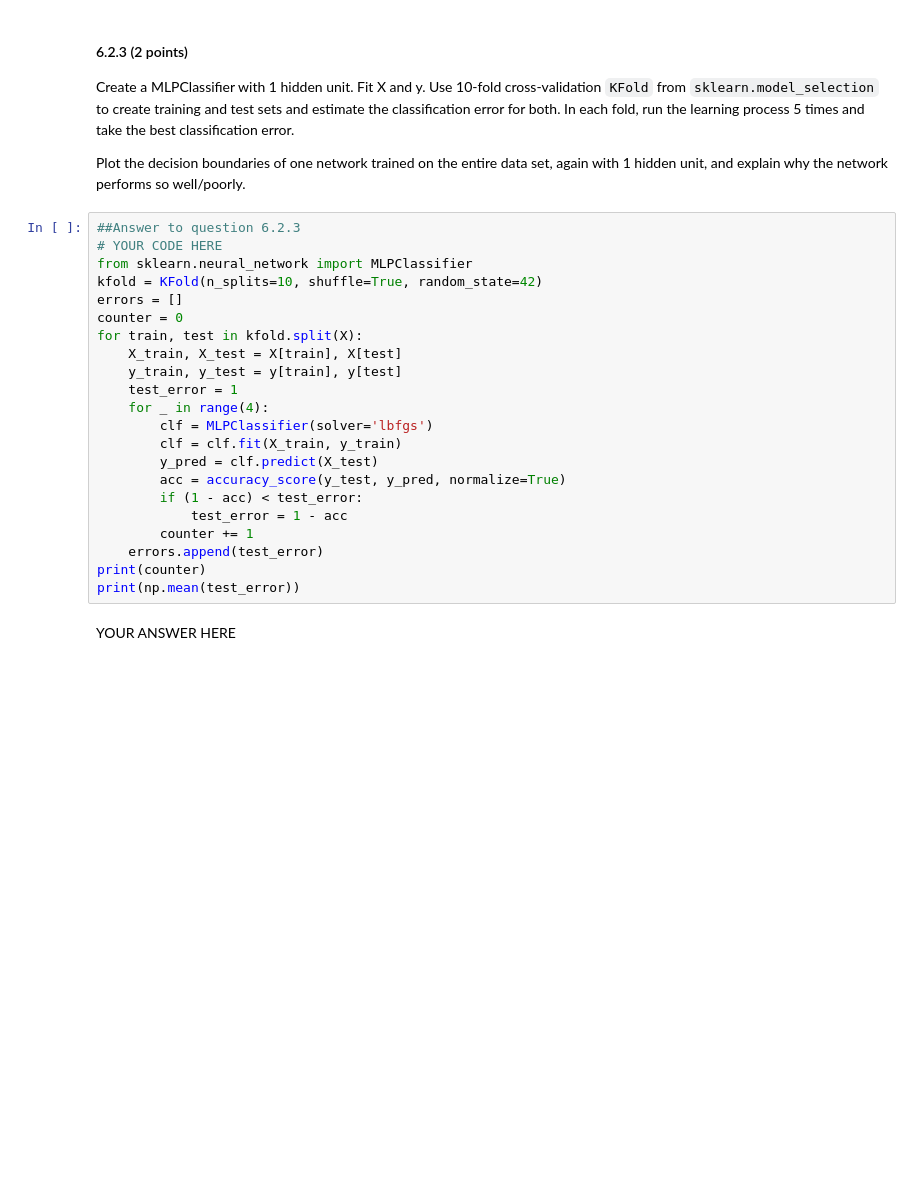
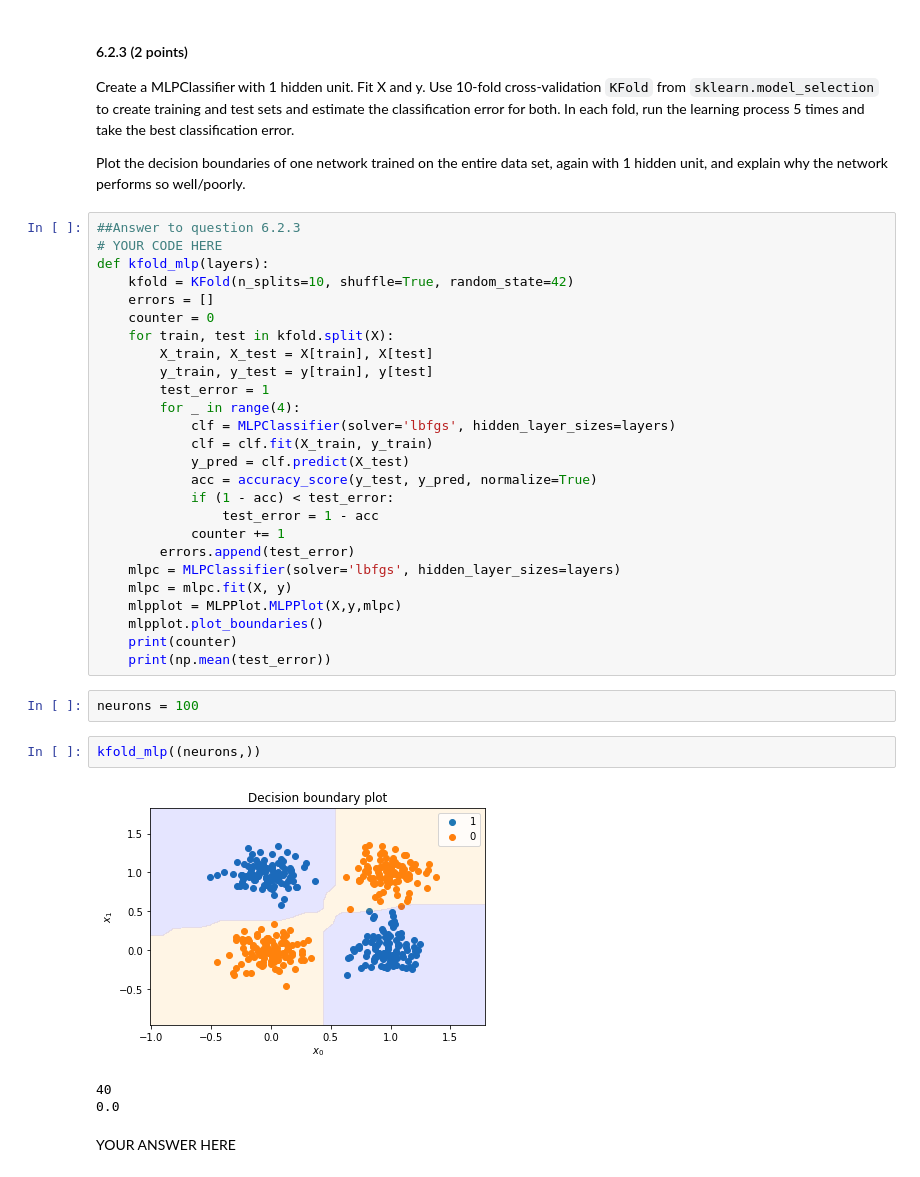
Before and after one commit to marisgg/data-mining, a Jupyter notebook: 6/assignment_6.ipynb, the cells around one changed output. Cells and saved outputs as stored; diff of their text form; blank space fills up the shorter version.

```diff
--- a/6/assignment_6.ipynb
+++ b/6/assignment_6.ipynb
@@ -311,25 +372,37 @@ Plot the decision boundaries of one network trained on the entire data set, agai
 # %%
 ##Answer to question 6.2.3
 # YOUR CODE HERE
-from sklearn.neural_network import MLPClassifier
-kfold = KFold(n_splits=10, shuffle=True, random_state=42)
-errors = []
-counter = 0
-for train, test in kfold.split(X):
-    X_train, X_test = X[train], X[test]
-    y_train, y_test = y[train], y[test]
-    test_error = 1
-    for _ in range(4):
-        clf = MLPClassifier(solver='lbfgs')
-        clf = clf.fit(X_train, y_train)
-        y_pred = clf.predict(X_test)
-        acc = accuracy_score(y_test, y_pred, normalize=True)
-        if (1 - acc) < test_error:
-            test_error = 1 - acc
-        counter += 1
-    errors.append(test_error)
-print(counter)
-print(np.mean(test_error))
+def kfold_mlp(layers):
+    kfold = KFold(n_splits=10, shuffle=True, random_state=42)
+    errors = []
+    counter = 0
+    for train, test in kfold.split(X):
+        X_train, X_test = X[train], X[test]
+        y_train, y_test = y[train], y[test]
+        test_error = 1
+        for _ in range(4):
+            clf = MLPClassifier(solver='lbfgs', hidden_layer_sizes=layers)
+            clf = clf.fit(X_train, y_train)
+            y_pred = clf.predict(X_test)
+            acc = accuracy_score(y_test, y_pred, normalize=True)
+            if (1 - acc) < test_error:
+                test_error = 1 - acc
+            counter += 1
+        errors.append(test_error)
+    mlpc = MLPClassifier(solver='lbfgs', hidden_layer_sizes=layers)
+    mlpc = mlpc.fit(X, y)
+    mlpplot = MLPPlot.MLPPlot(X,y,mlpc)
+    mlpplot.plot_boundaries()
+    print(counter)
+    print(np.mean(test_error))
+# %%
+neurons = 100
+# %%
+kfold_mlp((neurons,))
+# %% [output]
+[figure, added]
+40
+0.0
 # %% [markdown]
 YOUR ANSWER HERE
 # %% [markdown]
```
Also changed, not shown: parts of 12 cells of this notebook.
